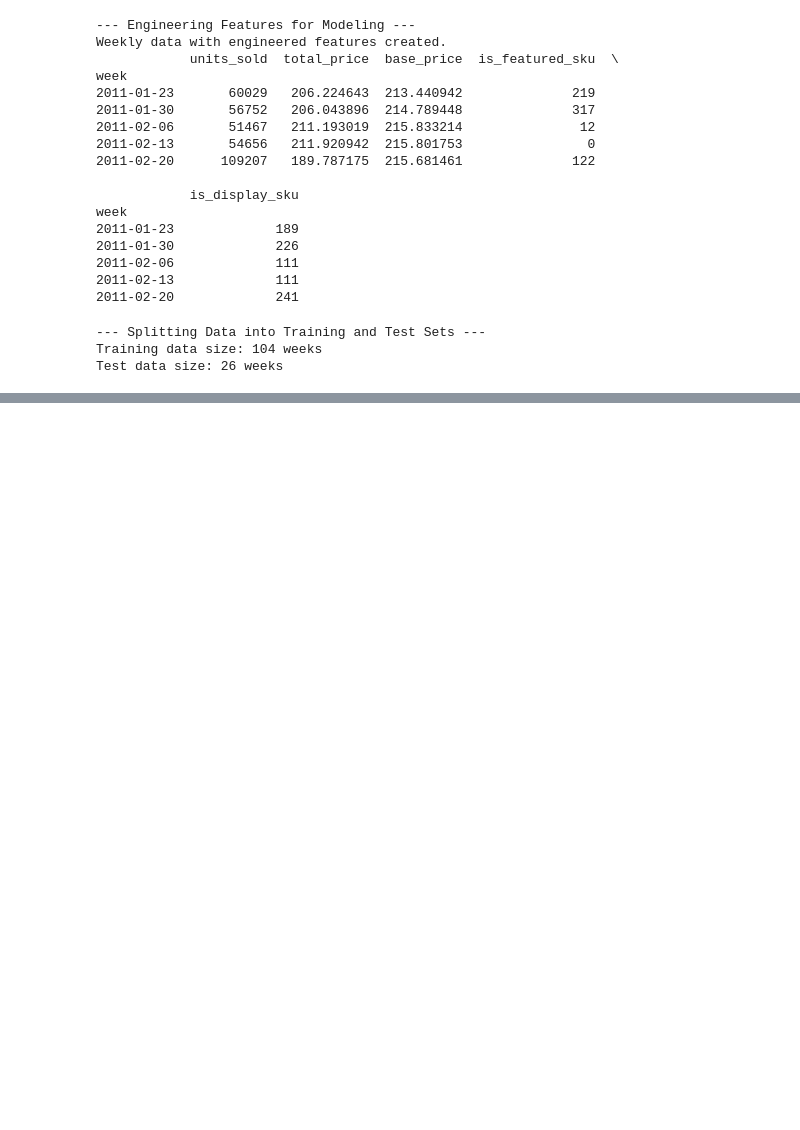
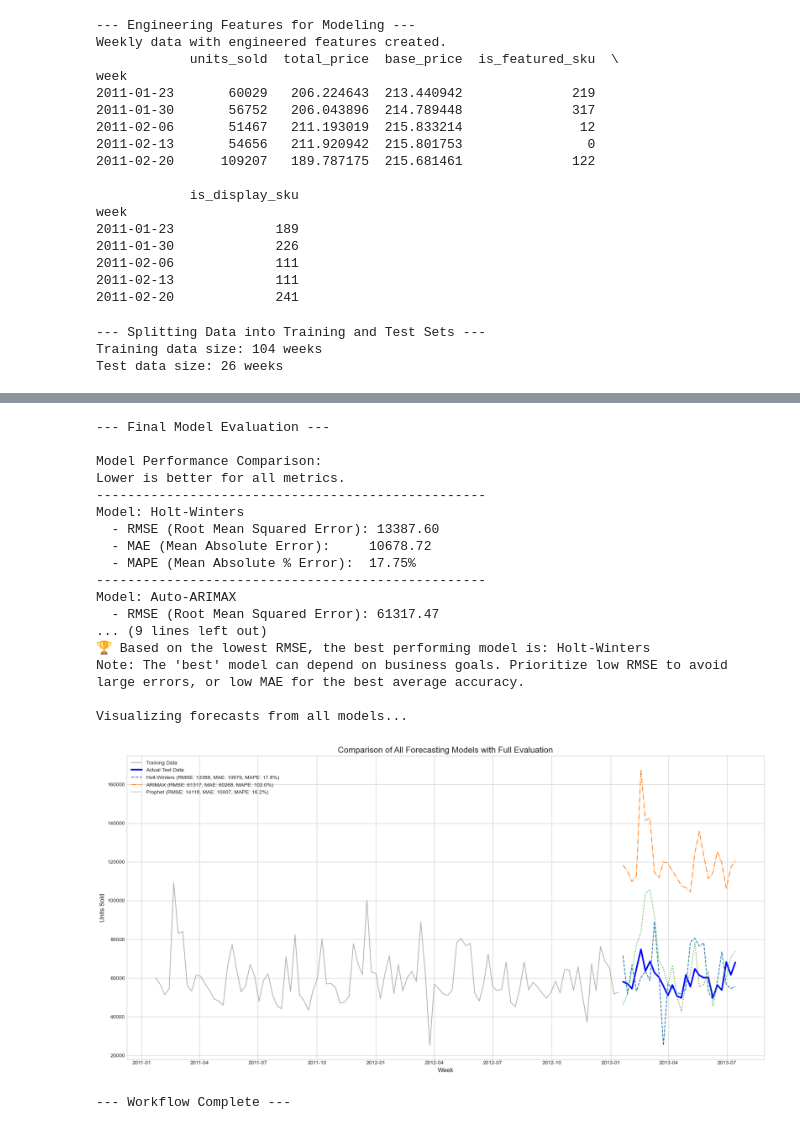
Before and after one commit to AnuragSinghDhami/Time-Series-Demand-Forecasting-for-Retail-Sales, a Jupyter notebook: demand_forecasting_analysis.ipynb, the cells around one changed output, grey strips where cells are left out. Cells and saved outputs as stored; diff of their text form; code cells hidden in the pictures; blank space fills up the shorter version.

Commit message:
update readme with mae and mape metrics

```diff
--- a/demand_forecasting_analysis.ipynb
+++ b/demand_forecasting_analysis.ipynb
@@ -339,0 +310,77 @@ Visualizing forecasts from all models...
+# %%
+# ## 7. Final Results and Visualization
+# ------------------------------------------------------------------------------
+print("\n--- Final Model Evaluation ---")
+# Sort models by RMSE by default, as it penalizes large, costly errors more heavily.
+best_model_name = sorted(results.items(), key=lambda item: item[1]['RMSE'])[0][0]
+
+print("\nModel Performance Comparison:")
+print("Lower is better for all metrics.")
+print("-" * 50)
+for model, metrics in results.items():
+    print(f"Model: {model}")
+    print(f"  - RMSE (Root Mean Squared Error): {metrics['RMSE']:.2f}")
+    print(f"  - MAE (Mean Absolute Error):     {metrics['MAE']:.2f}")
+    print(f"  - MAPE (Mean Absolute % Error):  {metrics['MAPE']:.2%}")
+    print("-" * 50)
+
+print(f"\n🏆 Based on the lowest RMSE, the best performing model is: {best_model_name}")
+print("Note: The 'best' model can depend on business goals. Prioritize low RMSE to avoid large errors, or low MAE for the best average accuracy.")
+
+# --- Visualize All Model Forecasts for Comparison ---
+print("\nVisualizing forecasts from all models...")
+plt.figure(figsize=(18, 9))
+
+# Plot the full historical training data
+plt.plot(train_data.index, train_data['units_sold'], label='Training Data', color='gray', alpha=0.6)
+
+# Plot the actual test data
+plt.plot(test_data.index, y_true, label='Actual Test Data', color='blue', linewidth=3)
+
+# UPDATED: Plot forecasts with a full "scorecard" in the label
+# Holt-Winters
+hw_metrics = results['Holt-Winters']
+hw_label = f"Holt-Winters (RMSE: {hw_metrics['RMSE']:.0f}, MAE: {hw_metrics['MAE']:.0f}, MAPE: {hw_metrics['MAPE']:.1%})"
+plt.plot(test_data.index, hw_predictions, label=hw_label, linestyle='--')
+
+# Auto-ARIMAX
+arima_metrics = results['Auto-ARIMAX']
+arima_label = f"ARIMAX (RMSE: {arima_metrics['RMSE']:.0f}, MAE: {arima_metrics['MAE']:.0f}, MAPE: {arima_metrics['MAPE']:.1%})"
+plt.plot(test_data.index, arima_predictions, label=arima_label, linestyle='-.')
+
+# Prophet
+prophet_metrics = results['Prophet']
+prophet_label = f"Prophet (RMSE: {prophet_metrics['RMSE']:.0f}, MAE: {prophet_metrics['MAE']:.0f}, MAPE: {prophet_metrics['MAPE']:.1%})"
+plt.plot(test_data.index, prophet_predictions, label=prophet_label, linestyle=':')
+
+
+# Formatting the plot
+plt.title('Comparison of All Forecasting Models with Full Evaluation', fontsize=16)
+plt.xlabel('Week', fontsize=12)
+plt.ylabel('Units Sold', fontsize=12)
+plt.legend(loc='upper left', fontsize=10)
+plt.grid(True)
+plt.tight_layout()
+plt.show()
+
+print("\n--- Workflow Complete ---")
+# %% [output]
+--- Final Model Evaluation ---
+
+Model Performance Comparison:
+Lower is better for all metrics.
+--------------------------------------------------
+Model: Holt-Winters
+  - RMSE (Root Mean Squared Error): 13387.60
+  - MAE (Mean Absolute Error):     10678.72
+  - MAPE (Mean Absolute % Error):  17.75%
+--------------------------------------------------
+Model: Auto-ARIMAX
+  - RMSE (Root Mean Squared Error): 61317.47
+... (9 lines left out)
+🏆 Based on the lowest RMSE, the best performing model is: Holt-Winters
+Note: The 'best' model can depend on business goals. Prioritize low RMSE to avoid large errors, or low MAE for the best average accuracy.
+
+Visualizing forecasts from all models...
+[figure, added]
+--- Workflow Complete ---
```
Also changed, not shown: parts of 9 cells of this notebook, 1 other file.
